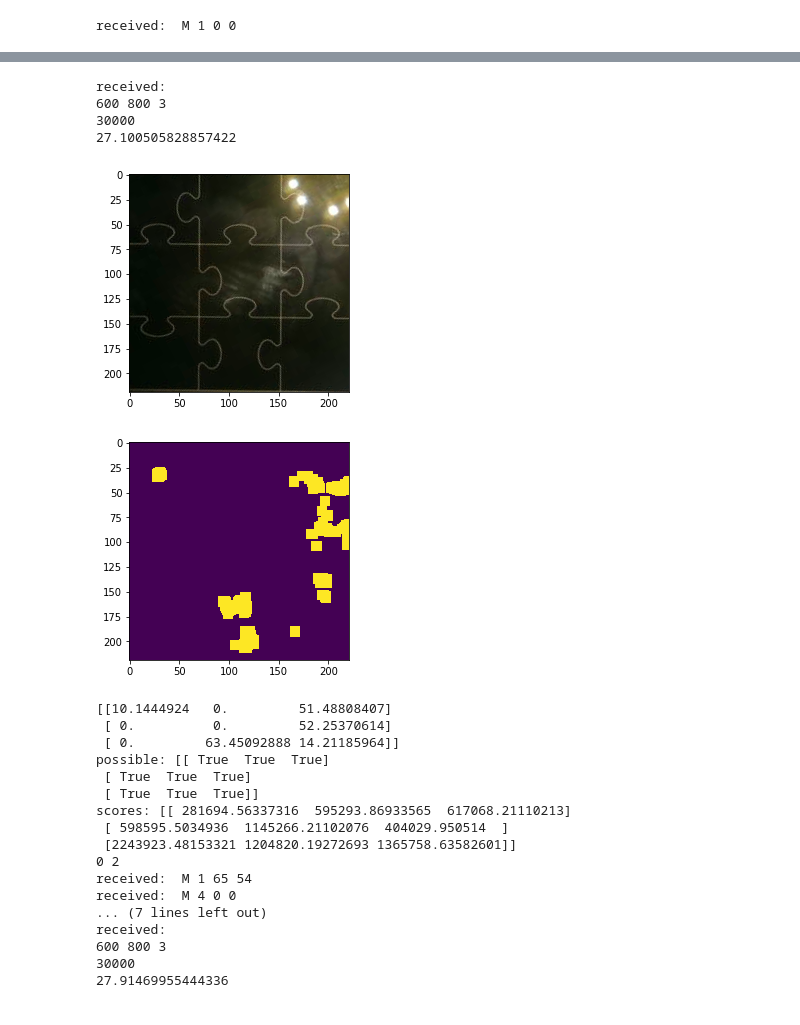
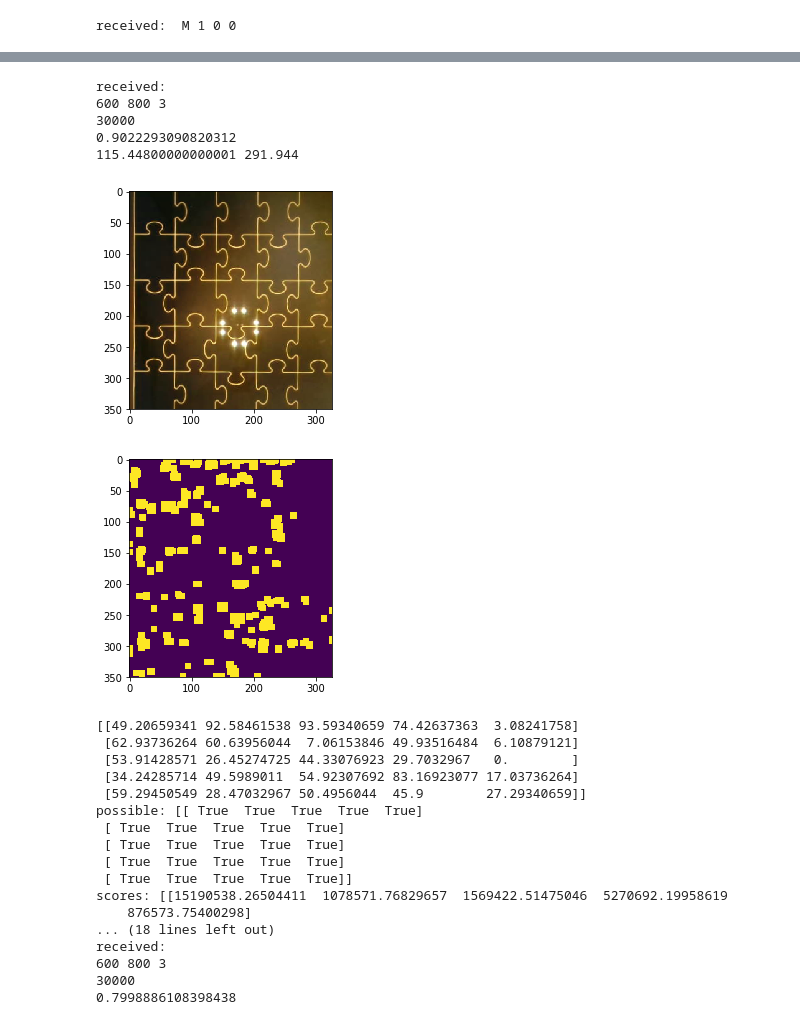
Before and after one commit to yangcyself/JagsawCambot, a Jupyter notebook: pyCyberCtl/Playgame.ipynb, the cells around one changed output, grey strips where cells are left out. Drawn from its saved outputs; the diff is of its cells as text; code cells hidden in the pictures.

```diff
--- a/pyCyberCtl/Playgame.ipynb
+++ b/pyCyberCtl/Playgame.ipynb
@@ -20,0 +23,5 @@ received:  M 3 0 0
+# %%
+test = cli.getPic()
+plt.imshow(test)
+cut = get_Contour(test)
+plt.imshow(cut)
@@ -20,0 +76,3 @@ received:  M 3 0 0
+# %%
+x,y = temp_pos_1
+(1-x/imgshape[1])*
@@ -37,3 +129,5 @@ PHONESIZE = (70,145)
+# %%
+PHONESIZE = (150,235)
 # %%
 class Player:
     def __init__(self,cli):
@@ -54,18 +148,24 @@ class Player:
 
     def movetoImg(self,x,y,imgshape,diviceShape = PHONESIZE):
         # imgshape is (y_shape, x_shape)
+        '''
         x =  (1-x/imgshape[1]) * diviceShape[0] # because x is converted
         y =  y/imgshape[0] * diviceShape[1]
+        '''
+        x =  (1-x/imgshape[1]) * diviceShape[1] # because x is converted
+        y =  y/imgshape[0] * diviceShape[0]
+        x,y = y,x
         self.moveto(x,y)
 
     def retreat(self):
+        #self.moveto(-10,-10)
         self.moveto(-10,-10)
 #         self.cli.takAction(3,0,0)
 
     def clickAtImg(self, x, y,imgshape,diviceShape = PHONESIZE):
         print(imgshape,diviceShape)
         self.movetoImg(x, y,imgshape,diviceShape)
-        time.sleep(0.5)
+        time.sleep(2)
 #         self.cli.takAction(2,0,0)
         self.cli.takAction(4,0,0)
         time.sleep(0.5)
@@ -83,7 +183,8 @@ class Player:
         # if it is the correct piece it will stay there
         self.dragAtImg(x0,y0,x1,y1,imgshape,diviceShape = PHONESIZE)
         time.sleep(2)
-        self.dragAtImg(x1,y1+30,x0,y0-30,imgshape,diviceShape = PHONESIZE)
+        #self.dragAtImg(x1,y1+30,x0,y0-30,imgshape,diviceShape = PHONESIZE)
+        self.dragAtImg(x1,y1,x0-30,y0-30,imgshape,diviceShape = PHONESIZE)
         self.retreat()
 
     def getOneShot(self):
@@ -95,11 +196,13 @@ class Player:
         # The phone should be before the game start
         self.retreat()
         img = self.getOneShot()
+        #source ?
         self.sourceimg = img
         y,x = img.shape[:2]
-        x,y = x*0.502,y*0.237
+        #x,y = x*0.502,y*0.237
+        x,y = x*0.4,y*0.16
         self.clickAtImg(x,y,img.shape[:2])
-        time.sleep(2)
+        time.sleep(3)
         img = self.getOneShot()
         self.emptyimg = cutout_target(img)
         plt.imshow(self.sourceimg)
@@ -157,61 +265,64 @@ def playOneStep(ply):
     img = ply.getOneShot()
     target = cutout_target(img)
     (x0,y0), scores = matching(ply.sourceimg,img.copy(),mode = "match")
-
+    print(x0,y0)
+    #应该还需要10-20的调整
+    #为什么有时候会出现不停止直接走然后图像出现异常的情况
     sor = cutout_source(ply.sourceimg,img)
 
     plt.imshow(target)
     plt.show()
     possible = findEmpty(ply.emptyimg,target,mode = "debug")
     initial_num = possible.sum()
     print("possible:", possible)
     print("scores:",scores)
     while(possible.sum()>0):
-        y = np.argmax(scores)//3 # x => i
-        x = np.argmax(scores)%3
+        y = np.argmax(scores)//5 # x => i
+        x = np.argmax(scores)%5
         print(x,y)
         scores[y][x]=-1
         if(not possible[x][y]):
             continue
         possible[x][y] = False
         # add the source area margine
-        x = int(x*sor.shape[1]/3)
-        y = int(y*sor.shape[0]/3)
-        x += int(ply.sourceimg.shape[1]*0.470)
-        y += int(ply.sourceimg.shape[0]*0.343)
+        x = int(x*sor.shape[1]/5)
+        y = int(y*sor.shape[0]/5)
+        x += int(ply.sourceimg.shape[1]*0.264)
+        y += int(ply.sourceimg.shape[0]*0.138)
         ply.tryOneDrag(x0,y0,x,y,img.shape[:2])
-        time.sleep(2)
+        time.sleep(5)
         timg = ply.getOneShot()
         timg = cutout_target(timg)
 
         plt.imshow(timg)
         plt.show()
         empty = findEmpty(ply.emptyimg,timg,mode = "debug")
 
         if(empty.sum()<initial_num):
             break
 playOneStep(ply)
 # %% [output]
 received:
 600 800 3
 30000
-27.100505828857422
+0.9022293090820312
+115.44800000000001 291.944
-[figure, old version]
+[figure, new version]
-[figure, old version]
+[figure, new version]
-[[10.1444924   0.         51.48808407]
- [ 0.          0.         52.25370614]
- [ 0.         63.45092888 14.21185964]]
-possible: [[ True  True  True]
- [ True  True  True]
- [ True  True  True]]
-scores: [[ 281694.56337316  595293.86933565  617068.21110213]
- [ 598595.5034936  1145266.21102076  404029.950514  ]
- [2243923.48153321 1204820.19272693 1365758.63582601]]
-0 2
-received:  M 1 65 54
-received:  M 4 0 0
-... (7 lines left out)
+[[49.20659341 92.58461538 93.59340659 74.42637363  3.08241758]
+ [62.93736264 60.63956044  7.06153846 49.93516484  6.10879121]
+ [53.91428571 26.45274725 44.33076923 29.7032967   0.        ]
+ [34.24285714 49.5989011  54.92307692 83.16923077 17.03736264]
+ [59.29450549 28.47032967 50.4956044  45.9        27.29340659]]
+possible: [[ True  True  True  True  True]
+ [ True  True  True  True  True]
+ [ True  True  True  True  True]
+ [ True  True  True  True  True]
+ [ True  True  True  True  True]]
+scores: [[15190538.26504411  1078571.76829657  1569422.51475046  5270692.19958619
+    876573.75400298]
+... (18 lines left out)
 received:
 600 800 3
 30000
-27.91469955444336
+0.7998886108398438
```
Also changed, not shown: parts of 24 cells of this notebook, 6 other files.
